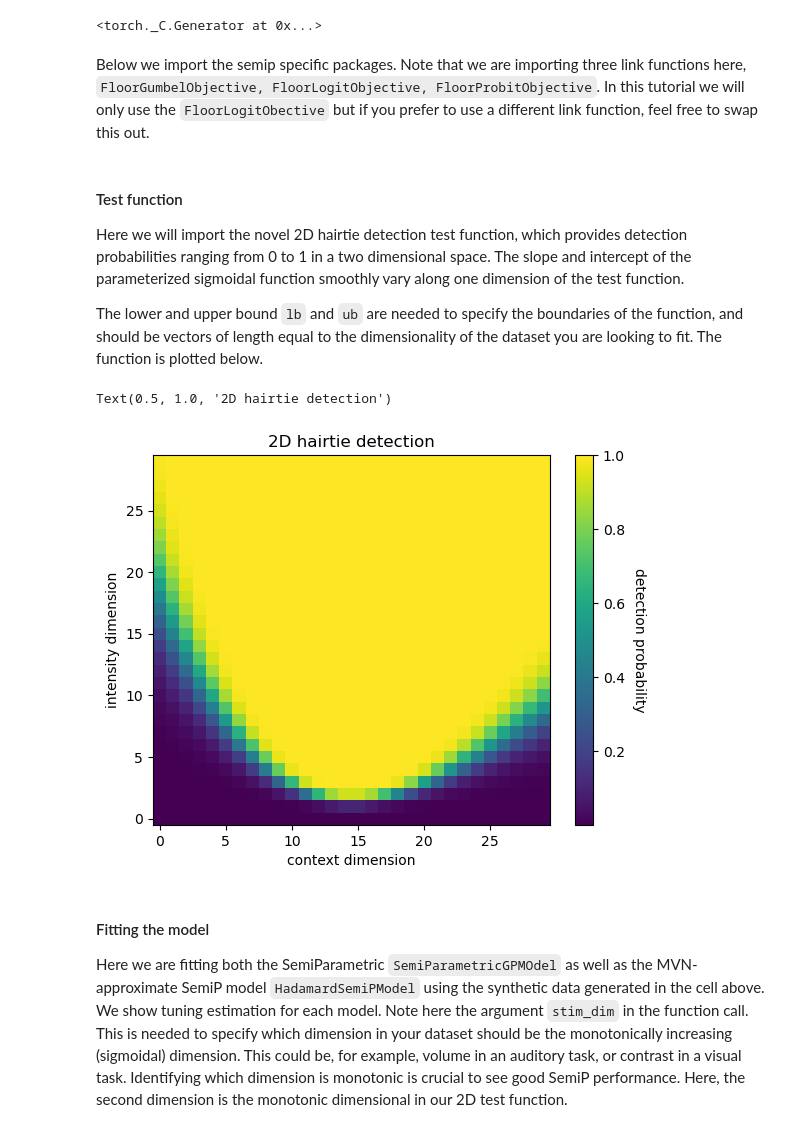
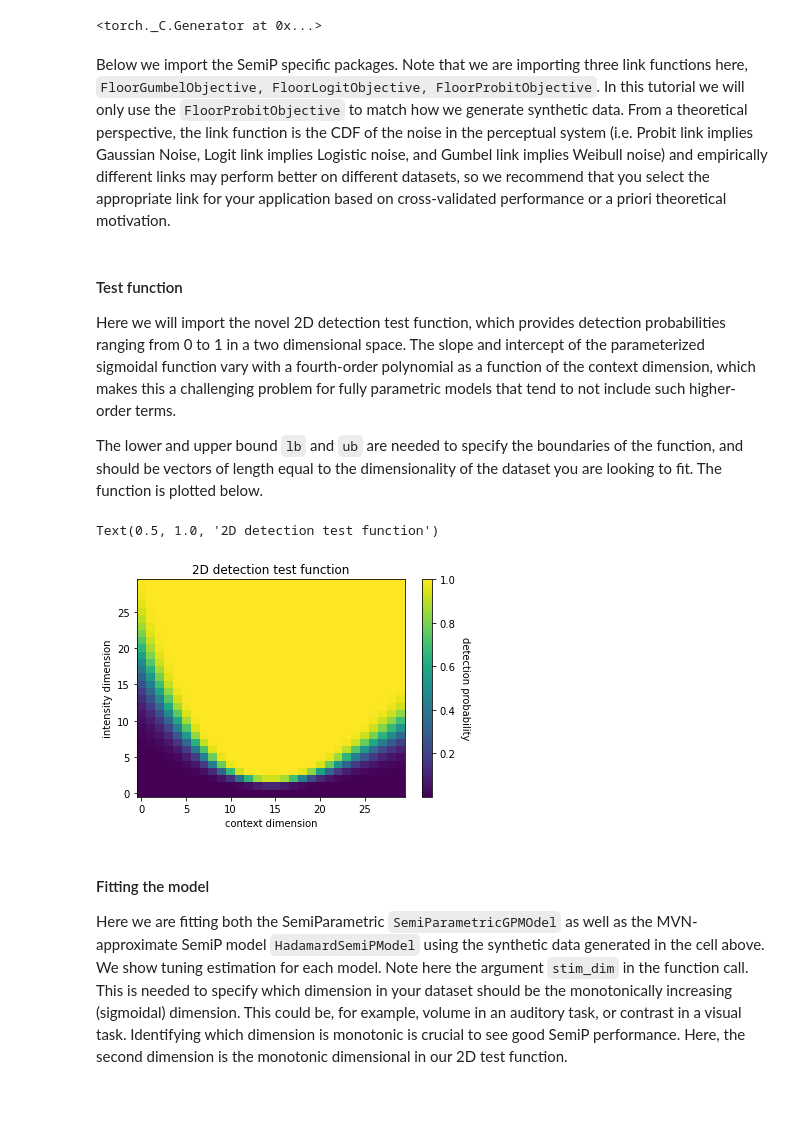
Before and after one commit to facebookresearch/aepsych, a Jupyter notebook: tutorials/Semi_P_tutorial.ipynb, the cells around one changed output. Saved outputs shown, nothing was run; the diff lists cells and outputs as text; code cells hidden in the pictures; blank space fills up the shorter version.

````diff
--- a/tutorials/Semi_P_tutorial.ipynb
+++ b/tutorials/Semi_P_tutorial.ipynb
@@ -19,5 +24,5 @@ torch.manual_seed(1)
 # %% [output]
 <torch._C.Generator at 0x...>
 # %% [markdown]
-Below we import the semip specific packages. Note that we are importing three link functions here, ```FloorGumbelObjective, FloorLogitObjective, FloorProbitObjective```. In this tutorial we will only use the ```FloorLogitObective``` but if you  prefer to use a different link function, feel free to swap this out.
+Below we import the SemiP specific packages. Note that we are importing three link functions here, ```FloorGumbelObjective, FloorLogitObjective, FloorProbitObjective```. In this tutorial we will only use the ```FloorProbitObjective``` to match how we generate synthetic data. From a theoretical perspective, the link function is the CDF of the noise in the perceptual system (i.e. Probit link implies Gaussian Noise, Logit link implies Logistic noise, and Gumbel link implies Weibull noise) and empirically different links may perform better on different datasets, so we recommend that you select the appropriate link for your application based on cross-validated performance or a priori theoretical motivation.
 # %%
@@ -33,30 +38,28 @@ from aepsych.likelihoods.semi_p import LinearBernoulliLikelihood
 from aepsych.models import HadamardSemiPModel, SemiParametricGPModel
 # %% [markdown]
 #### Test function
-Here we will import the novel 2D hairtie detection test function, which provides detection probabilities ranging from 0 to 1 in a two dimensional space. The slope and intercept of the parameterized sigmoidal function smoothly vary along one dimension of the test function.
-
+Here we will import the novel 2D detection test function, which provides detection probabilities ranging from 0 to 1 in a two dimensional space. The slope and intercept of the parameterized sigmoidal function vary with a fourth-order polynomial as a function of the context dimension, which makes this a challenging problem for fully parametric models that tend to not include such higher-order terms.
 
 The lower and upper bound ```lb``` and ```ub``` are needed to specify the boundaries of the function, and should be vectors of length equal to the dimensionality of the dataset you are looking to fit. The function is plotted below.
 # %%
-# Hairtie test function
-lb = [-1, -1] ##
+# Detection test function
+lb = [-1, -1]
 ub = [1, 1]
 
 xgrid = dim_grid(lower=lb, upper=ub, dim=2)
 
 fgrid = novel_detection_testfun(xgrid)
 
-#plt.subplot
 plt.imshow(norm.cdf(fgrid).reshape(30, 30).T, aspect="auto", origin="lower")
 cbar = plt.colorbar()
 plt.xlabel("context dimension")
 plt.ylabel("intensity dimension")
 
 cbar.set_label("detection probability", rotation=270, labelpad=15)
-plt.title("2D hairtie detection")
+plt.title("2D detection test function")
 # %% [output]
-Text(0.5, 1.0, '2D hairtie detection')
+Text(0.5, 1.0, '2D detection test function')
-[figure, old version]
+[figure, new version]
 # %%
 # now generate some data from the Bernoulli distribution defined over a set of training locations
 
````
Also changed, not shown: parts of 9 cells of this notebook.
